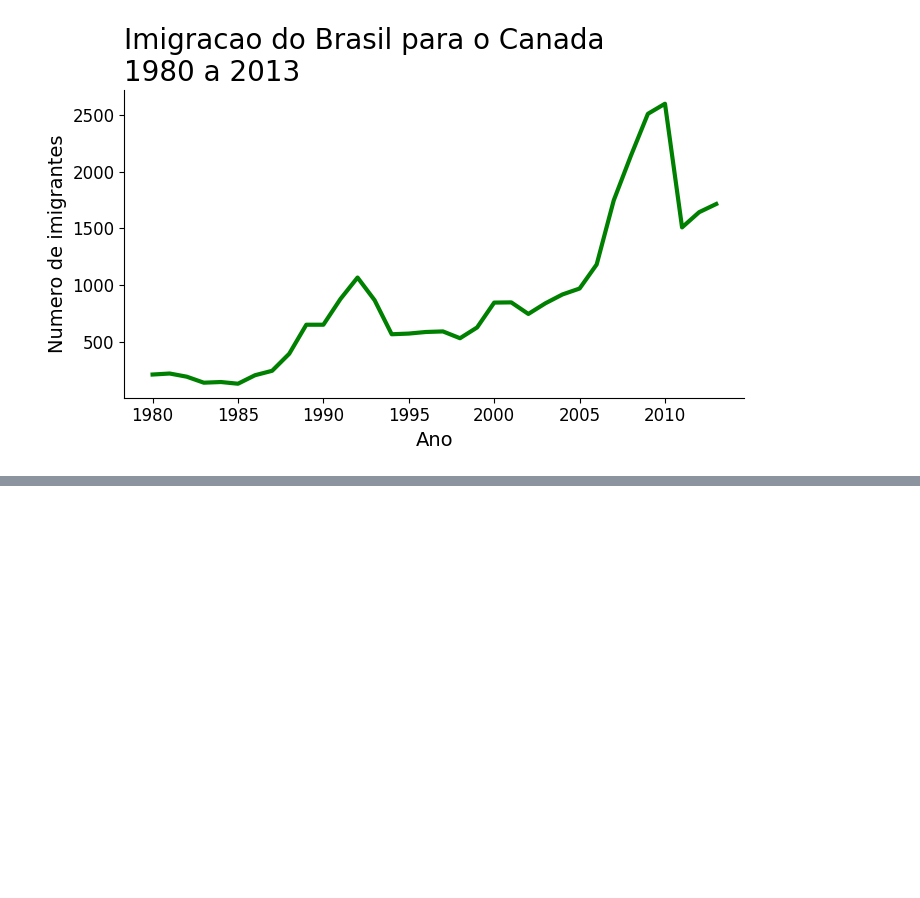
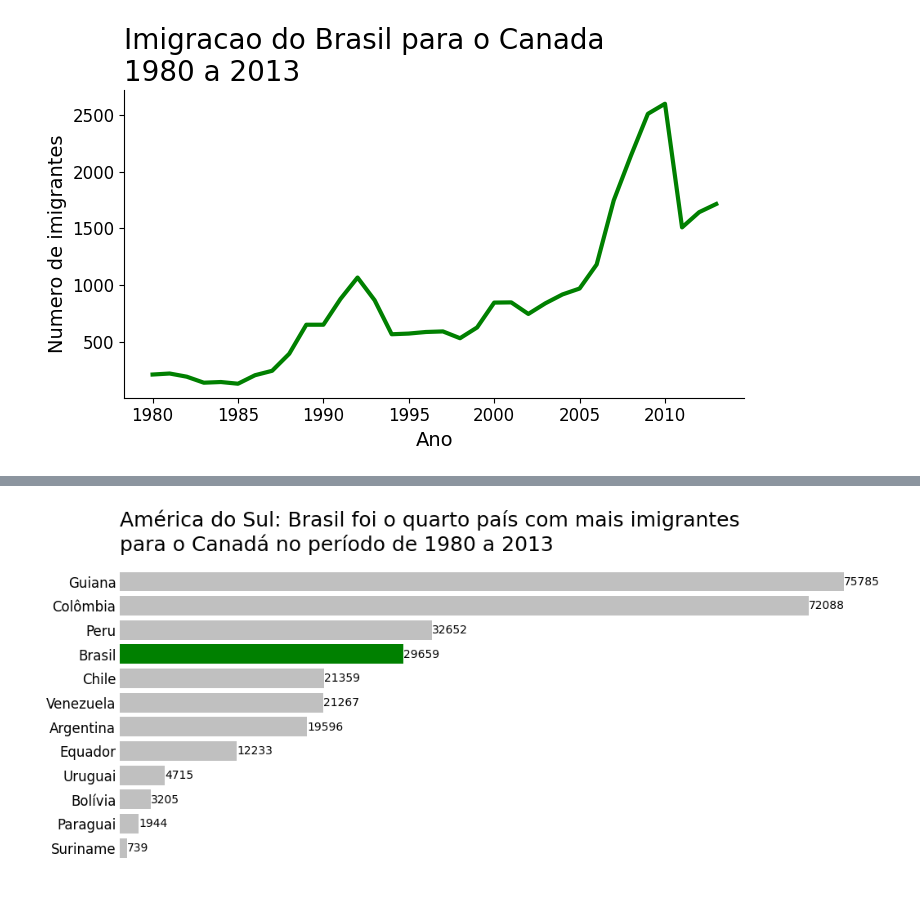
Before and after one commit to th1ago/Data_Science, a Jupyter notebook: Data Visualization/Analise_de_tendencias_de_imigracao_Brasil.ipynb, the cells around one changed output, grey strips where cells are left out. Drawn from its saved outputs; the diff is of its cells as text; code cells hidden in the pictures; blank space fills up the shorter version.

```diff
--- a/Data Visualization/Analise_de_tendencias_de_imigracao_Brasil.ipynb
+++ b/Data Visualization/Analise_de_tendencias_de_imigracao_Brasil.ipynb
@@ -270,0 +309,32 @@ plt.show()
+# %%
+cores = []
+
+for pais in america_sul_ordenado.index:
+    if pais == 'Brasil':
+        cores.append('green')
+    else:
+        cores.append('silver')
+
+fig, ax = plt.subplots(figsize=(12,5))
+# barra de grafico na horizontal
+ax.barh(america_sul_ordenado.index, america_sul_ordenado['Total'], color=cores)
+ax.set_title('América do Sul: Brasil foi o quarto país com mais imigrantes\npara o Canadá no período de 1980 a 2013', fontsize=18, loc='left')
+ax.set_xlabel('Numero de Imigrantes', fontsize=14)
+ax.set_ylabel('')
+ax.yaxis.set_tick_params(labelsize=12)
+ax.xaxis.set_tick_params(labelsize=12)
+
+# adicionae anotacoes no grafico
+for posicao, barra in enumerate(america_sul_ordenado['Total']):
+    ax.text(barra+20, posicao, str(barra), color='black', fontsize=10, ha='left', va='center')
+
+# removendo a caia em volta
+ax.set_frame_on(False)
+# tirando o eixo X
+ax.get_xaxis().set_visible(False)
+# removendo os tracos
+ax.tick_params(axis='both', which='both', length=0)
+
+plt.show()
+# %% [output]
+[figure, added]
```
Also changed, not shown: parts of 4 cells of this notebook.
